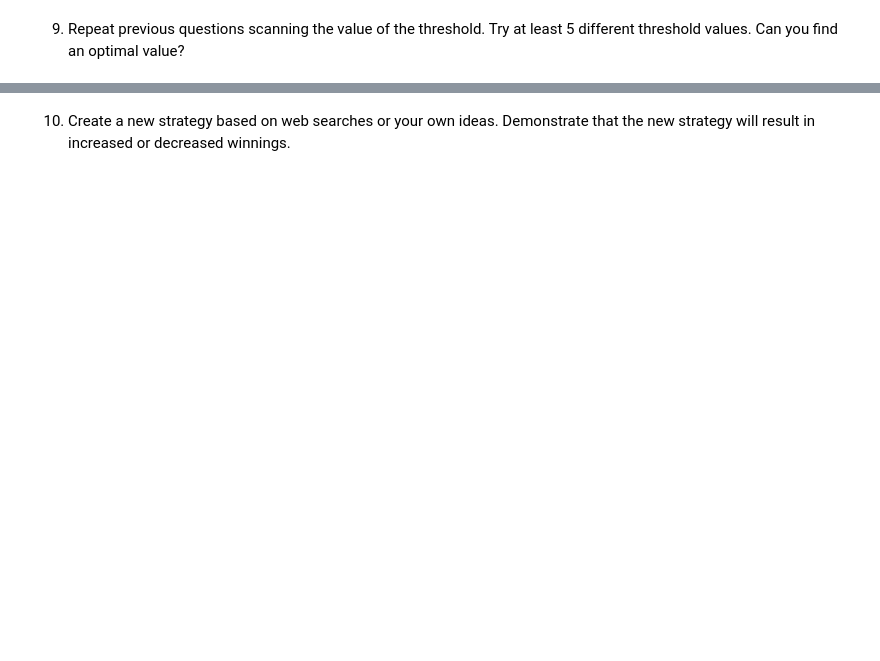
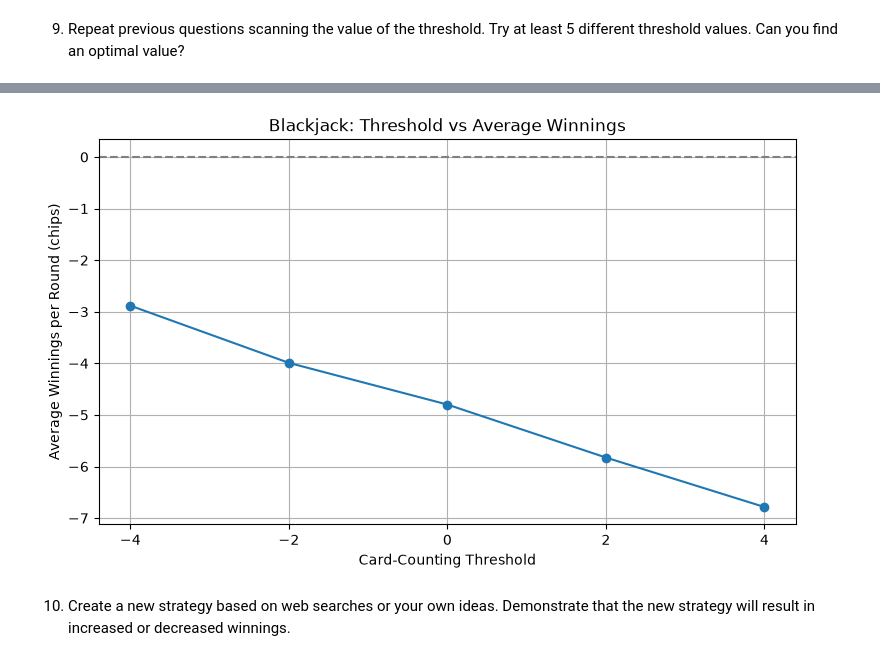
Before and after one commit to hantrann/DATA3402.Fall.2026, a Jupyter notebook: Labs/Lab.6/Lab.6.solution.ipynb, the cells around one changed output, grey strips where cells are left out. Drawn from its saved outputs; the diff is of its cells as text; code cells hidden in the pictures; blank space fills up the shorter version.

```diff
--- a/Labs/Lab.6/Lab.6.solution.ipynb
+++ b/Labs/Lab.6/Lab.6.solution.ipynb
@@ -101,2 +716,86 @@ Shuffle needed: False
 # %% [markdown]
 9. Repeat previous questions scanning the value of the threshold. Try at least 5 different threshold values. Can you find an optimal value?
+# %%
+import matplotlib.pyplot as plt
+from statistics import mean, stdev
+
+thresholds = [-4, -2, 0, 2, 4]
+num_games = 100
+rounds_per_game = 50
+starting_chips = 1000
+bet = 10
+results = []
+for threshold in thresholds:
+    winnings = []
+    round_counts = []
+    for i in range(num_games):
+        profit, rounds = run_simulation(
+            rounds=rounds_per_game,
+            starting_chips=starting_chips,
+            bet=bet,
+            threshold=threshold,
+            verbose=False
+        )
+
+        winnings.append(profit)
+        round_counts.append(rounds)
+    total_rounds = sum(round_counts)
+    avg_per_round = (
+        sum(winnings) / total_rounds
+        if total_rounds > 0 else 0
+    )
+    std = stdev(winnings)
+    prob_win = sum(w > 0 for w in winnings) / num_games
+    prob_loss = sum(w < 0 for w in winnings) / num_games
+    results.append({
+        "threshold": threshold,
+        "average": avg_per_round,
+        "std": std,
+        "prob_win": prob_win,
+        "prob_loss": prob_loss
+    })
+
+
+print(
+    f"{'Threshold':<12}"
+    f"{'Avg/Round':<15}"
+    f"{'Std Dev':<15}"
+    f"{'P(Win)':<12}"
+    f"{'P(Loss)':<12}"
+)
+
+print("-" * 66)
+
+for r in results:
+    print(
+        f"{r['threshold']:<12}"
+        f"{r['average']:<15.2f}"
+        f"{r['std']:<15.2f}"
+        f"{r['prob_win']:<12.2%}"
+        f"{r['prob_loss']:<12.2%}"
+    )
+
+best = max(results, key=lambda r: r["average"])
+print("\n========== OPTIMAL THRESHOLD ==========")
+print("Best threshold:", best["threshold"])
+print(
+    "Highest average winnings per round:",
+    round(best["average"], 2)
+)
+
+
+plt.figure(figsize=(9, 5))
+plt.plot(
+    [r["threshold"] for r in results],
+    [r["average"] for r in results],
+    marker="o"
+)
+
+plt.axhline(0, color="gray", linestyle="--")
+plt.xlabel("Card-Counting Threshold")
+plt.ylabel("Average Winnings per Round (chips)")
+plt.title("Blackjack: Threshold vs Average Winnings")
+plt.xticks(thresholds)
+plt.grid(True)
+plt.show()
+# %% [output]
@@ -103,2 +813,3 @@ Shuffle needed: False
+[figure, added]
 # %% [markdown]
 10. Create a new strategy based on web searches or your own ideas. Demonstrate that the new strategy will result in increased or decreased winnings.
```
Also changed, not shown: parts of 10 cells of this notebook.
